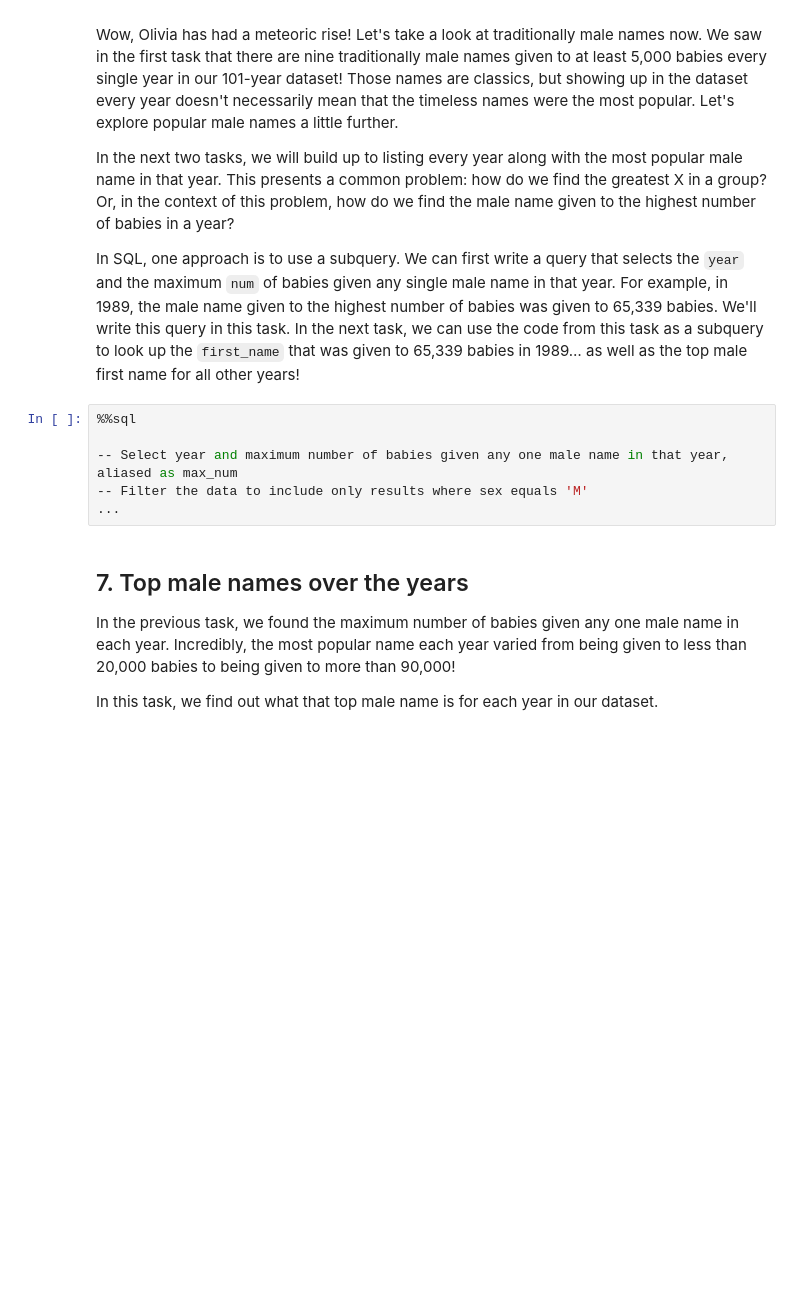
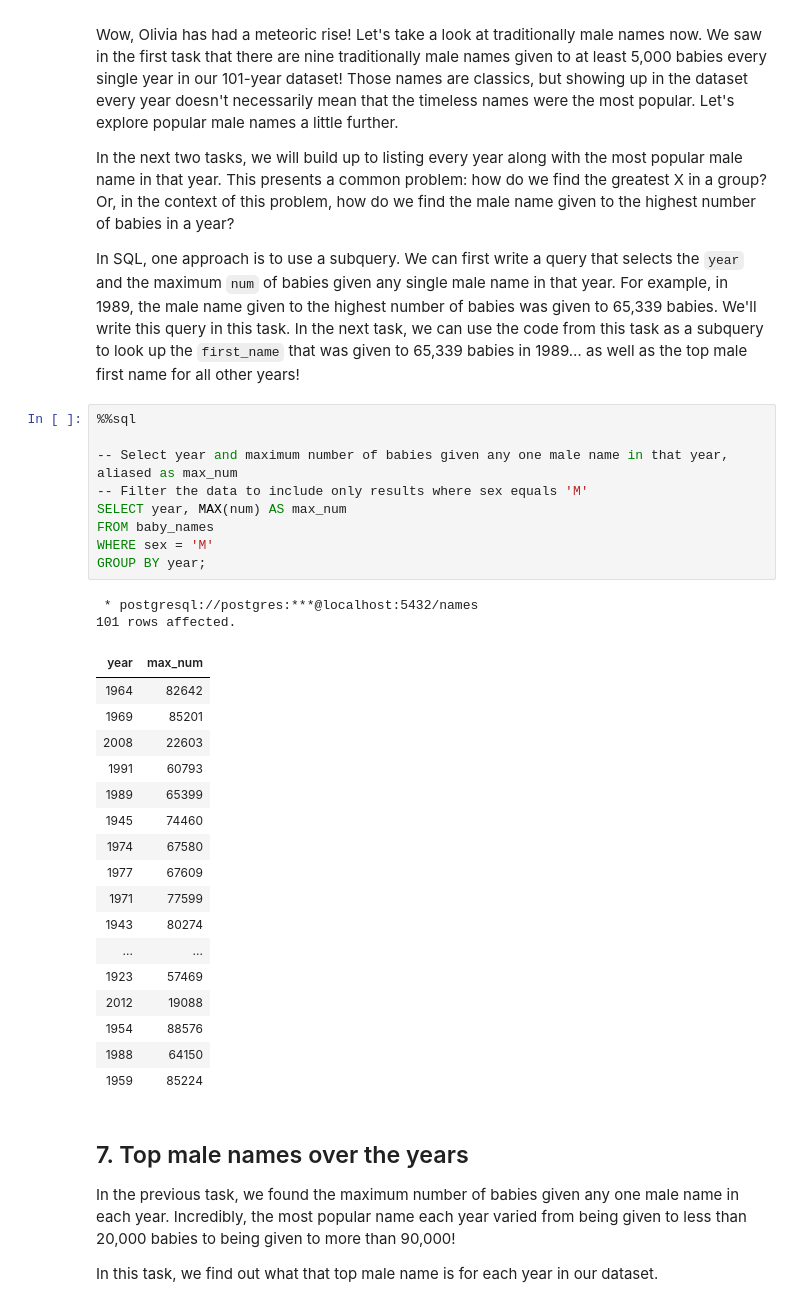
Before and after one commit to JeremyTallant/baby_names, a Jupyter notebook: american_names.ipynb, the cells around one changed output. Cells and saved outputs as stored; diff of their text form; blank space fills up the shorter version.

```diff
--- a/american_names.ipynb
+++ b/american_names.ipynb
@@ -223,9 +223,32 @@ ORDER BY year;
 # %%
 %%sql
 
 -- Select year and maximum number of babies given any one male name in that year, aliased as max_num
 -- Filter the data to include only results where sex equals 'M'
-...
+SELECT year, MAX(num) AS max_num
+FROM baby_names
+WHERE sex = 'M'
+GROUP BY year;
+# %% [output]
+ * postgresql://postgres:***@localhost:5432/names
+101 rows affected.
+| year | max_num |
+| 1964 | 82642 |
+| 1969 | 85201 |
+| 2008 | 22603 |
+| 1991 | 60793 |
+| 1989 | 65399 |
+| 1945 | 74460 |
+| 1974 | 67580 |
+| 1977 | 67609 |
+| 1971 | 77599 |
+| 1943 | 80274 |
+| ... | ... |
+| 1923 | 57469 |
+| 2012 | 19088 |
+| 1954 | 88576 |
+| 1988 | 64150 |
+| 1959 | 85224 |
 # %% [markdown]
 ## 7. Top male names over the years
 <p>In the previous task, we found the maximum number of babies given any one male name in each year. Incredibly, the most popular name each year varied from being given to less than 20,000 babies to being given to more than 90,000! </p>
```
